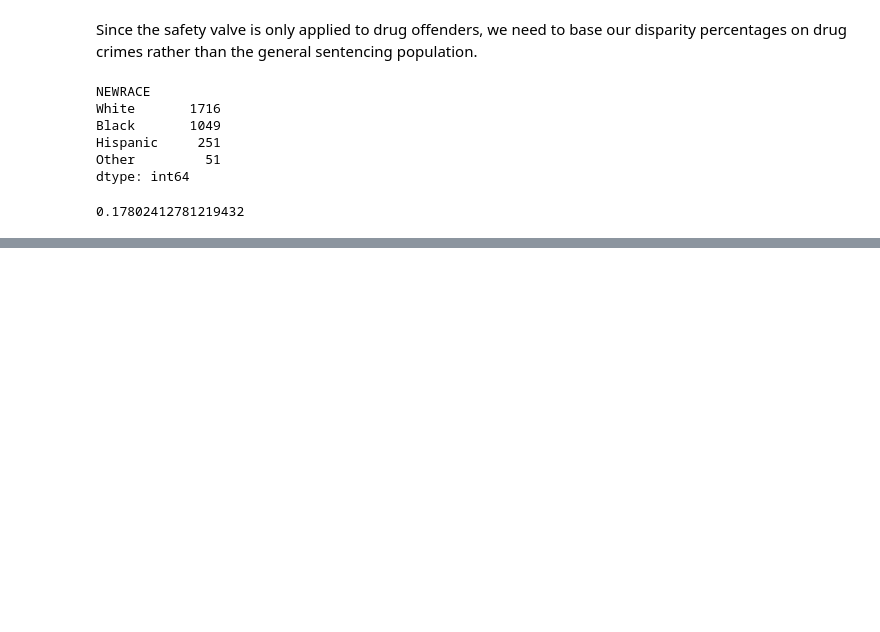
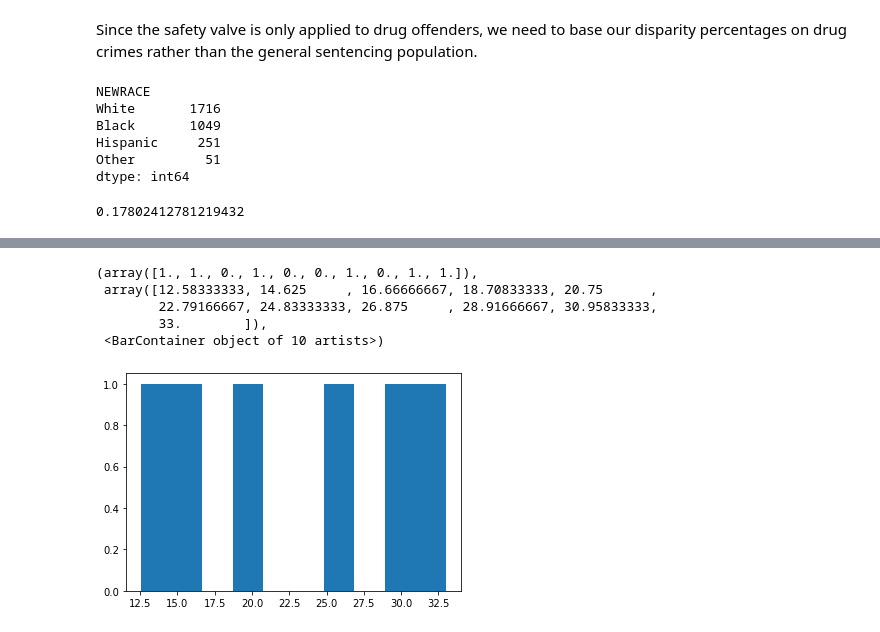
Before and after one commit to jenwhitson/sentencing_project, a Jupyter notebook: notebooks/supplemental_analysis.ipynb, the cells around one changed output, grey strips where cells are left out. Saved outputs shown, nothing was run; the diff lists cells and outputs as text; code cells hidden in the pictures; blank space fills up the shorter version.

```diff
--- a/notebooks/supplemental_analysis.ipynb
+++ b/notebooks/supplemental_analysis.ipynb
@@ -850,0 +928,10 @@ dtype: int64
+# %%
+sex = trials.loc[trials['CRIMETYPE'] == 'human trafficking']
+plt.hist(sex.TOTPRISN_YRS)
+# %% [output]
+(array([1., 1., 0., 1., 0., 0., 1., 0., 1., 1.]),
+ array([12.58333333, 14.625     , 16.66666667, 18.70833333, 20.75      ,
+        22.79166667, 24.83333333, 26.875     , 28.91666667, 30.95833333,
+        33.        ]),
+ <BarContainer object of 10 artists>)
+[figure, added]
```
Also changed, not shown: parts of 7 cells of this notebook.
